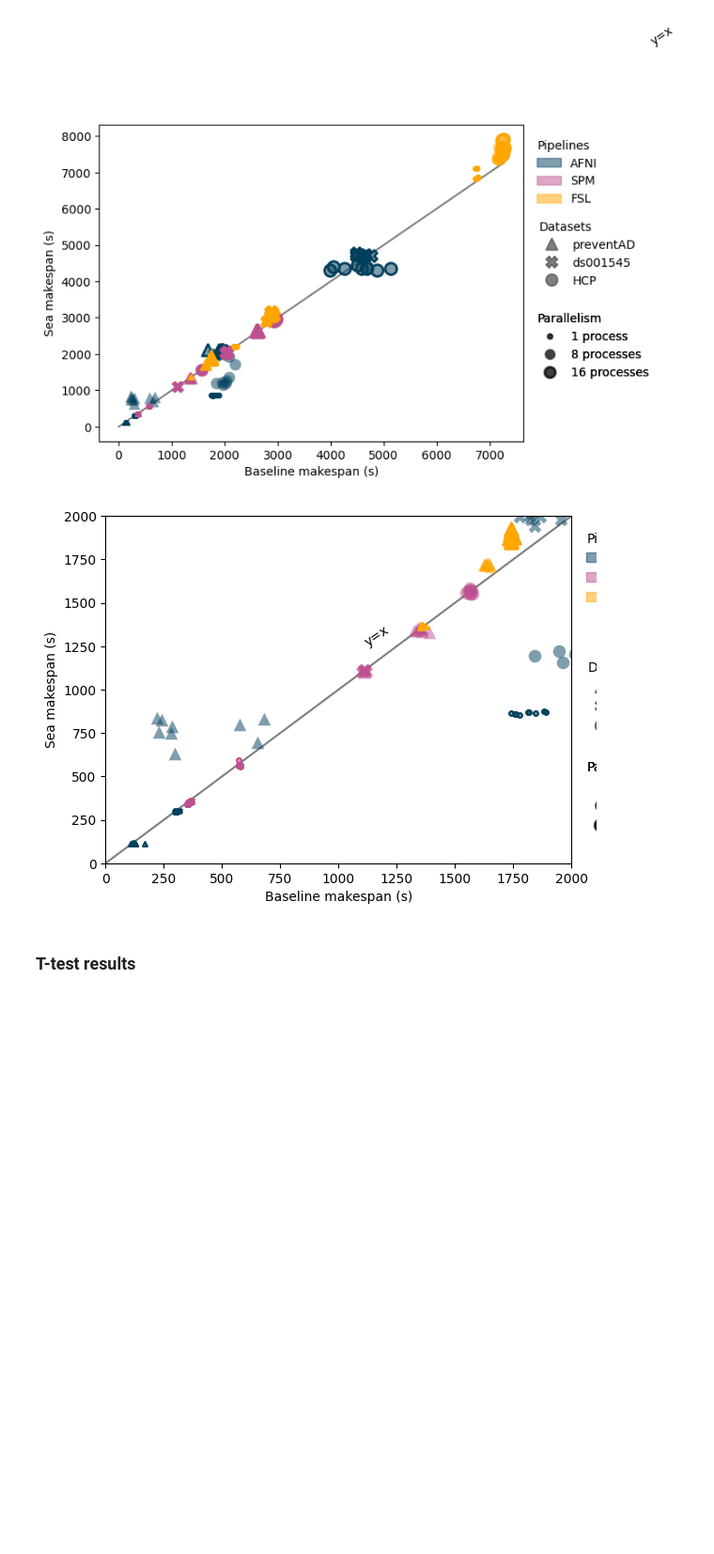
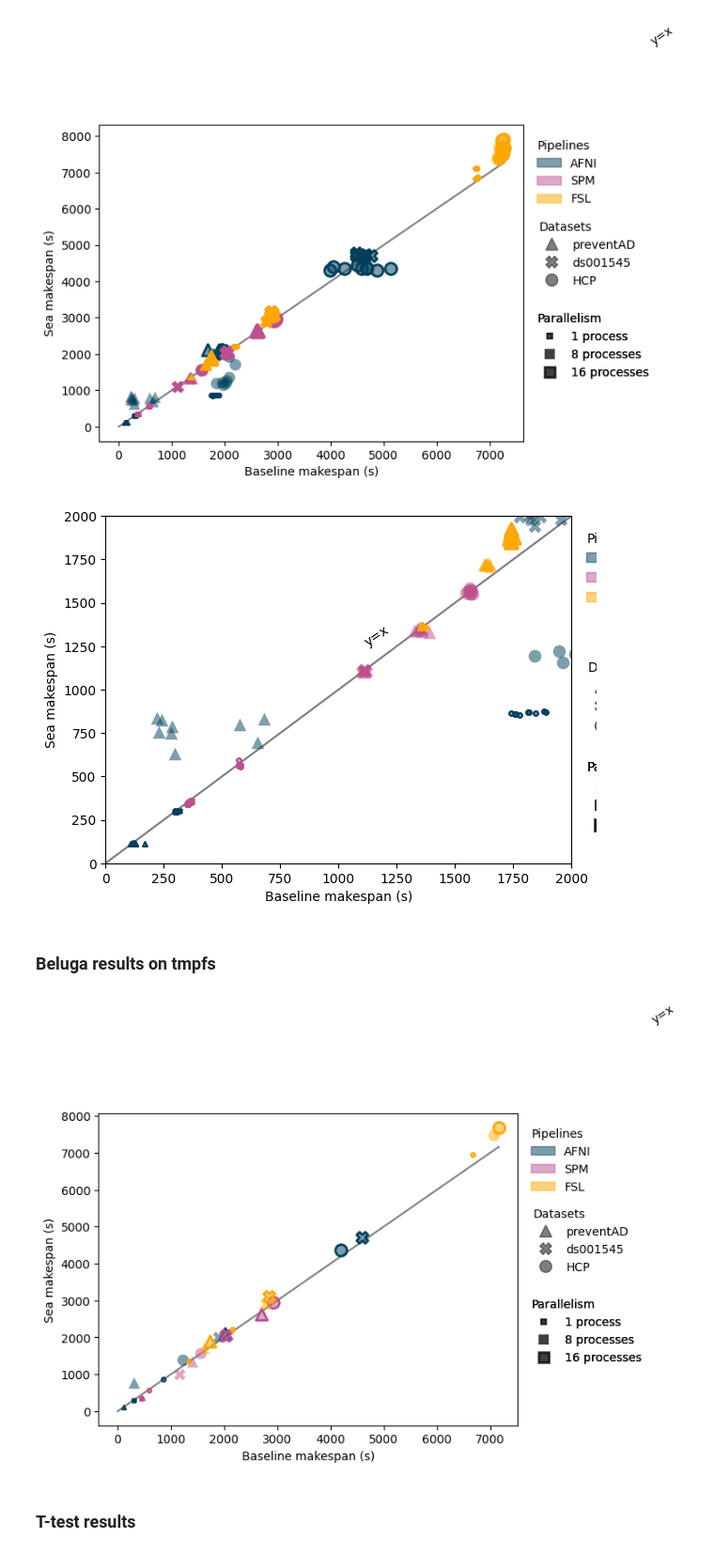
Before and after one commit to big-data-lab-team/Sea, a Jupyter notebook: paper/sea-neuro/results/figure_beluga.ipynb, the cells around one changed output. Shown: that part at 94% size. Saved outputs shown, nothing was run; the diff lists cells and outputs as text; code cells hidden in the pictures; blank space fills up the shorter version.

Commit message:
Update paper and generated figures

```diff
--- a/paper/sea-neuro/results/figure_beluga.ipynb
+++ b/paper/sea-neuro/results/figure_beluga.ipynb
@@ -3,6 +3,7 @@ import pandas as pd
 
 df_flush = pd.read_pickle('beluga_data_withflush.pkl')
 df_noflush = pd.read_pickle('beluga_data_withoutflush.pkl')
+df_tmpfs = pd.read_pickle('beluga-tmpfs.pkl')
 # %%
 def feature_scatter(df, zoom=False, fn="figure.pdf"):
     import numpy as np
@@ -20,6 +21,7 @@ def feature_scatter(df, zoom=False, fn="figure.pdf"):
 
     colours = { "afni":"#003f5c", "spm": "#bc5090", "fsl": "#ffa600" }
     markers = { "preventAD":"^", "ds001545": "X", "HCP": "o" }
+
     edge = "black"
     line = { 1: 1.5, 8: 0, 16: 2}
     size = { 1: 12, 8: 8*12, 16: 8*12}
@@ -53,6 +55,8 @@ def feature_scatter(df, zoom=False, fn="figure.pdf"):
     spm_patch = mpatches.Patch(color=colours["spm"], label='SPM', alpha=alpha)
     fsl_patch = mpatches.Patch(color=colours["fsl"], label='FSL', alpha=alpha)
 
+    p_marker = 's'
+
     preventad_line = mlines.Line2D([], [], color='black',
                                    marker=markers["preventAD"],
                                    markersize=10, linestyle='None', alpha=alpha,
@@ -66,21 +70,21 @@ def feature_scatter(df, zoom=False, fn="figure.pdf"):
 
     im1_line = mlines.Line2D([], [],
                              color=to_rgba('black', alpha=alpha),
-                             marker=markers["HCP"],
+                             marker=p_marker,
                              markersize=4,
                              markeredgewidth=line[1],
                              linestyle='None',
                              label='1 process')
     im8_line = mlines.Line2D([], [],
                              color=to_rgba('black', alpha=alpha),
-                             marker=markers["HCP"],
+                             marker=p_marker,
                              markersize=9,
                              markeredgewidth=line[8],
                              linestyle='None',
                              label='8 processes')
     im16_line = mlines.Line2D([], [],
                               color=to_rgba('black', alpha=alpha),
-                              marker=markers["HCP"],
+                              marker=p_marker,
                               markersize=9,
                               markeredgewidth=line[16],
                               linestyle='None',
@@ -165,6 +169,17 @@ feature_scatter(df_noflush, zoom=False, fn='../figures/beluga_withoutflush_nozoo
 feature_scatter(df_noflush, zoom=True, fn='../figures/beluga_withflush_zoom_updated.pdf')
 # %% [output]
 [figure]
+# %% [markdown]
+### Beluga results on tmpfs
+# %%
+params = ['pipeline', 'dataset', 'n_images']
+df_tmpfs = df_tmpfs.sort_values(by=params).reset_index()
+df_sea = df_sea[[*params, 'makespan']].rename(columns={"makespan": "sea_makespan"}).sort_values(by=params).groupby(params).mean().reset_index()
+
+df_mem = df_tmpfs.join(df_sea, rsuffix='sea')
+feature_scatter(df_mem, zoom=False, fn='../figures/beluga_sea_tmpfs_updated.pdf')
+# %% [output]
+[figure, added]
 # %% [markdown]
 ### T-test results
 # %% [markdown]
```
Also changed, not shown: 3 other files.
